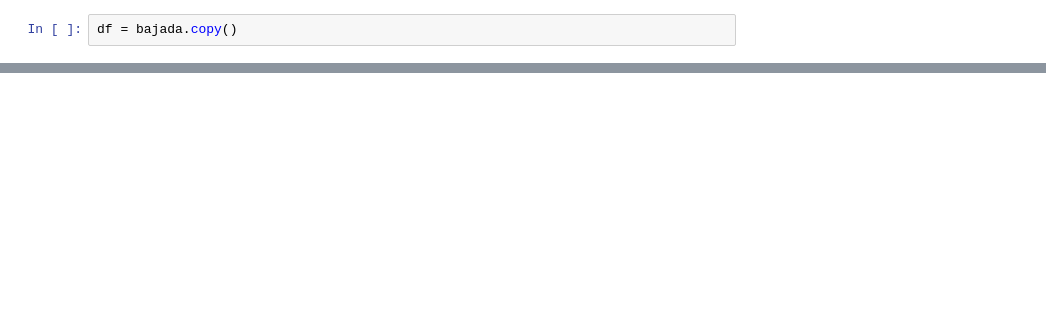
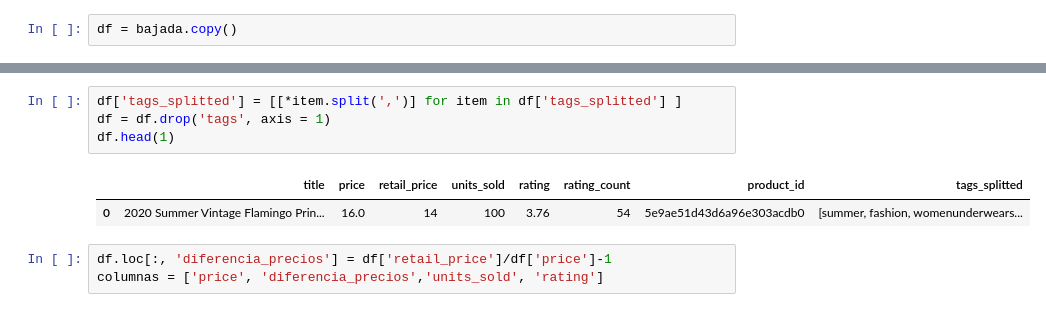
Before and after one commit to martina-dc/Data_Science, a Jupyter notebook: wish/summer_sales.ipynb, the cells around one changed output, grey strips where cells are left out. Saved outputs shown, nothing was run; the diff lists cells and outputs as text; blank space fills up the shorter version.

```diff
--- a/wish/summer_sales.ipynb
+++ b/wish/summer_sales.ipynb
@@ -16,0 +43,10 @@ df.head(1)
+# %%
+df['tags_splitted'] = [[*item.split(',')] for item in df['tags_splitted'] ]
+df = df.drop('tags', axis = 1)
+df.head(1)
+# %% [output]
+|  | title | price | retail_price | units_sold | rating | rating_count | product_id | tags_splitted |
+| 0 | 2020 Summer Vintage Flamingo Prin... | 16.0 | 14 | 100 | 3.76 | 54 | 5e9ae51d43d6a96e303acdb0 | [summer, fashion, womenunderwears... |
+# %%
+df.loc[:, 'diferencia_precios'] = df['retail_price']/df['price']-1
+columnas = ['price', 'diferencia_precios','units_sold', 'rating']
```
Also changed, not shown: parts of 9 cells of this notebook.
